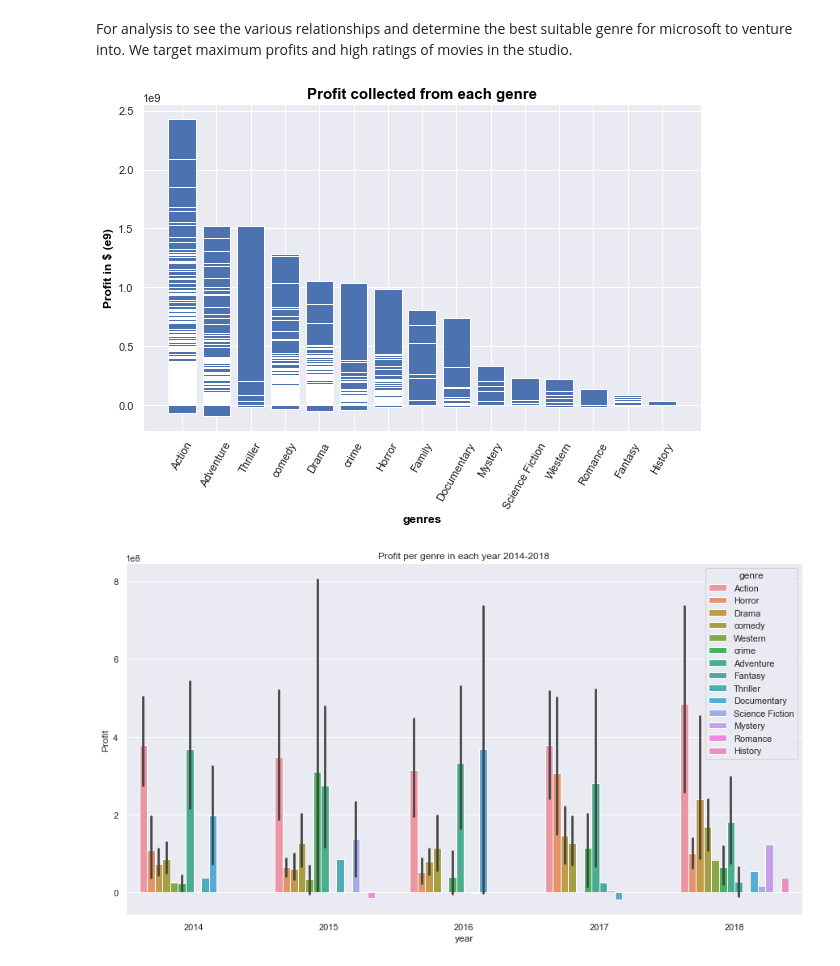
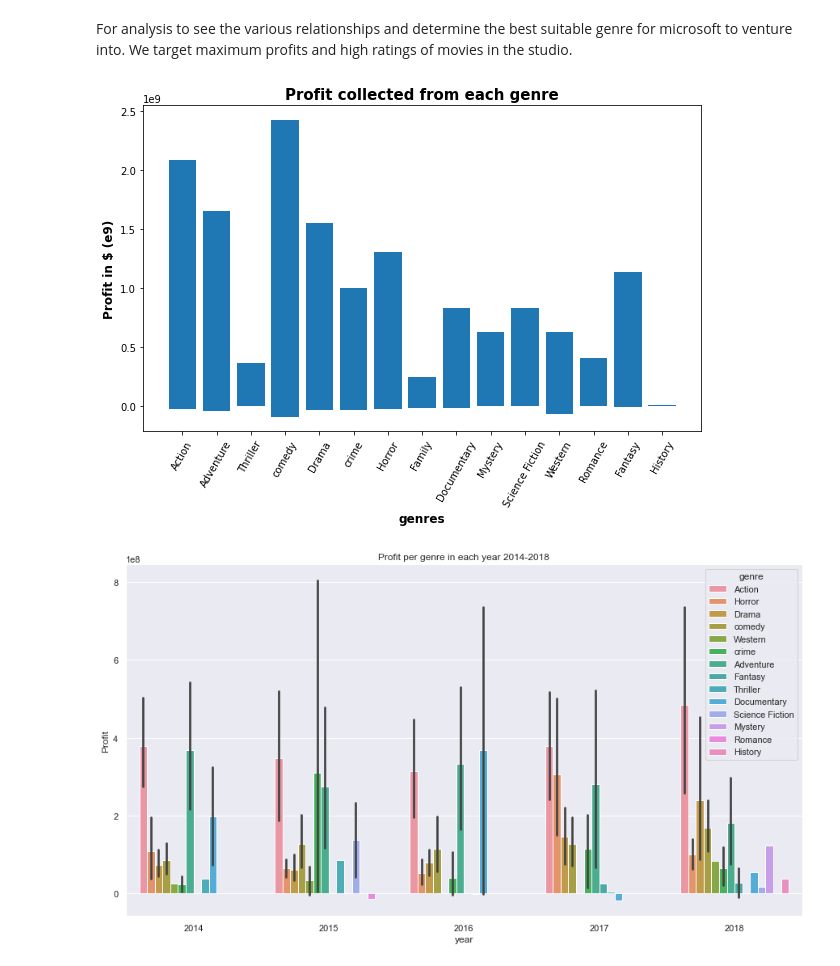
Before and after one commit to Victor-Karanja/victor-dsfpt01-eda-project, a Jupyter notebook: student.ipynb, the cells around one changed output. Drawn from its saved outputs; the diff is of its cells as text; code cells hidden in the pictures.

```diff
--- a/student.ipynb
+++ b/student.ipynb
@@ -773,14 +773,14 @@ df_yrs2 = df[df['year']<2014]
 # %%
 # I start by checking the relationship between the profit and the genres.
 fig, ax = plt.subplots(figsize = (10,6))
-plt.bar(x='genre', height='Profit', width=0.8, data=df.sort_values('Profit', ascending=False))
+plt.bar(x='genre', height=df['Profit'], width=0.8, data=df.sort_values('Profit', ascending=False))
 plt.xticks(rotation='60')
 plt.xlabel('genres', fontdict={'color':'black', 'fontweight':'bold', 'fontsize':12})
 plt.ylabel('Profit in $ (e9)', fontdict={'color':'black', 'fontweight':'bold', 'fontsize':12})
 plt.title('Profit collected from each genre',fontdict={'color':'black', 'fontweight':'bold', 'fontsize':15})
 plt.show();
 # %% [output]
-[figure, old version]
+[figure, new version]
 # %%
 # to compare the performance of various gennres in terms of profits per year
 sns.set(rc={'figure.figsize': (15,8)})
```
Also changed, not shown: parts of 5 cells of this notebook, 4 other files.
